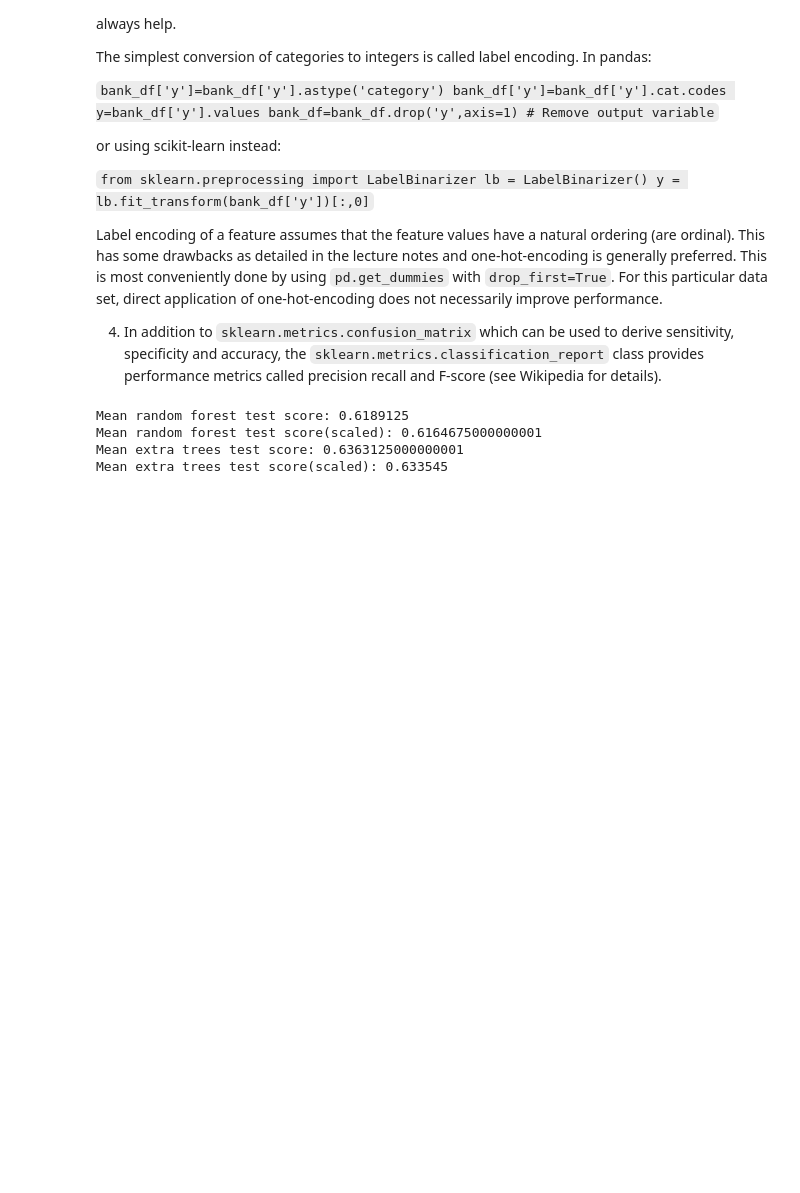
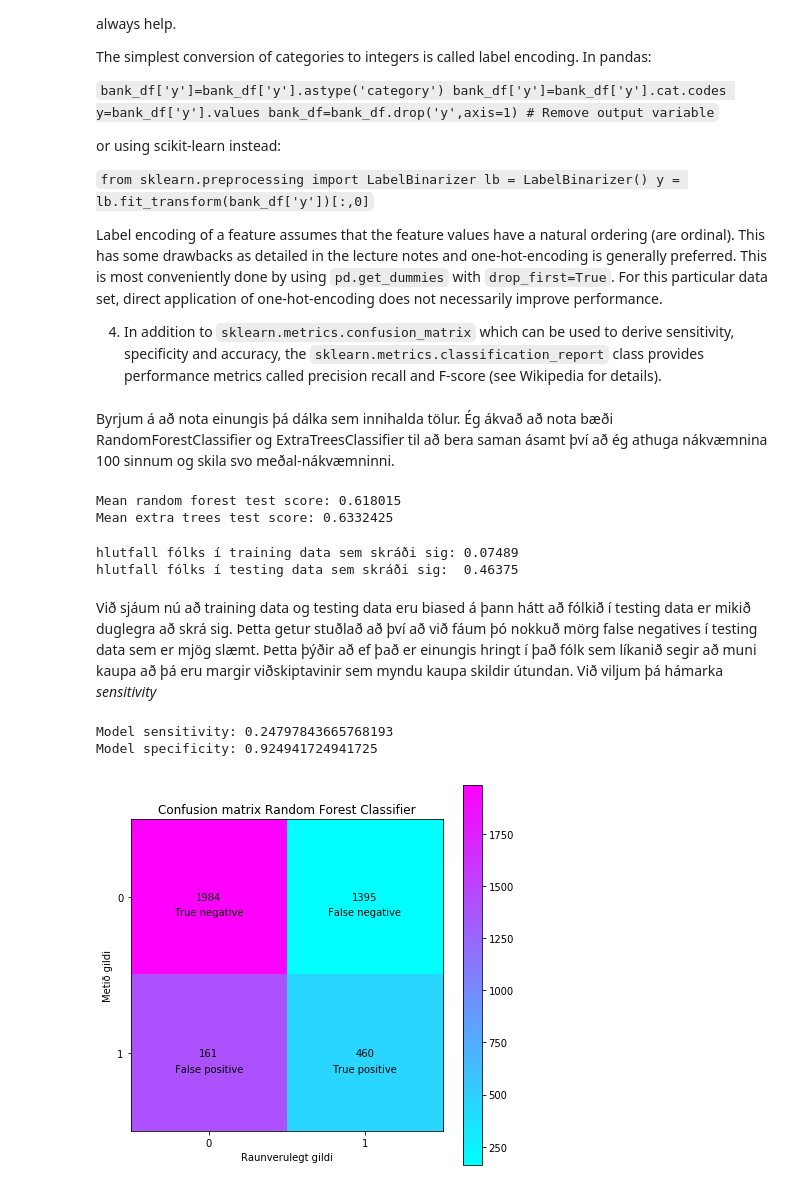
Before and after one commit to EmilGauti/Gervigreind-vor-2019, a Jupyter notebook: Homework 5/hw5_draft.ipynb, the cells around one changed output. Cells and saved outputs as stored; diff of their text form; code cells hidden in the pictures; blank space fills up the shorter version.

```diff
--- a/Homework 5/hw5_draft.ipynb
+++ b/Homework 5/hw5_draft.ipynb
@@ -314,6 +327,8 @@ y = lb.fit_transform(bank_df['y'])[:,0]`
 Label encoding of a feature assumes that the feature values have a natural ordering (are ordinal). This has some drawbacks as detailed in the lecture notes and one-hot-encoding is generally preferred. This is most conveniently done by using `pd.get_dummies` with `drop_first=True`. For this particular data set, direct application of one-hot-encoding does not necessarily improve performance.
 
 4) In addition to `sklearn.metrics.confusion_matrix` which can be used to derive sensitivity, specificity and accuracy, the `sklearn.metrics.classification_report` class provides performance metrics called precision recall and F-score (see Wikipedia for details).
+# %% [markdown]
+Byrjum á að nota einungis þá dálka sem innihalda tölur. Ég ákvað að nota bæði RandomForestClassifier og ExtraTreesClassifier til að bera saman ásamt því að ég athuga nákvæmnina 100 sinnum og skila svo meðal-nákvæmninni.
 # %%
 import pandas as pd
 from sklearn.ensemble import ExtraTreesClassifier
@@ -333,40 +348,68 @@ y_train = y[0:-4000]
 X_test = bank_df[-4000:]
 y_test = y[-4000:]
 
-scaler = StandardScaler().fit(X_train)
-X_train_sc = scaler.transform(X_train)
-X_test_sc = scaler.transform(X_test)
+
 maxiter=100
 clf_score=np.zeros(maxiter)
-clf_sc_score=np.zeros(maxiter)
 trees_score=np.zeros(maxiter)
 trees_sc_score=np.zeros(maxiter)
 for i in range(maxiter):
     clf = RandomForestClassifier()
-    clf_sc = RandomForestClassifier()
     trees = ExtraTreesClassifier()
-    trees_sc = ExtraTreesClassifier()
     #Fit the training data
     clf.fit(X_train,y_train)
-    clf_sc.fit(X_train_sc,y_train)
     trees.fit(X_train,y_train)
-    trees_sc.fit(X_train_sc,y_train)
     #check the scores
     clf_score[i] = clf.score(X_test,y_test)
-    clf_sc_score[i] = clf_sc.score(X_test_sc,y_test)
     trees_score[i] = trees.score(X_test,y_test)
-    trees_sc_score[i] = trees_sc.score(X_test_sc,y_test)
 
 
 print('Mean random forest test score:',np.mean(clf_score))
 
-print('Mean random forest test score(scaled):',np.mean(clf_sc_score))
-
 print('Mean extra trees test score:', np.mean(trees_score))
-
-print('Mean extra trees test score(scaled):',np.mean(trees_sc_score))
 # %% [output]
-Mean random forest test score: 0.6189125
-Mean random forest test score(scaled): 0.6164675000000001
-Mean extra trees test score: 0.6363125000000001
-Mean extra trees test score(scaled): 0.633545
+Mean random forest test score: 0.618015
+Mean extra trees test score: 0.6332425
+# %%
+print('hlutfall fólks í training data sem skráði sig:',
+      np.round(sum(y_train)/len(y_train),5))
+print('hlutfall fólks í testing data sem skráði sig: ',
+      np.round(sum(y_test)/len(y_test),5))
+# %% [output]
+hlutfall fólks í training data sem skráði sig: 0.07489
+hlutfall fólks í testing data sem skráði sig:  0.46375
+# %% [markdown]
+Við sjáum nú að training data og testing data eru biased á þann hátt að fólkið í testing data er mikið duglegra að skrá sig. Þetta getur stuðlað að því að við fáum þó nokkuð mörg false negatives í testing data sem er mjög slæmt. Þetta þýðir að ef það er einungis hringt í það fólk sem líkanið segir að muni kaupa að þá eru margir viðskiptavinir sem myndu kaupa skildir útundan.
+Við viljum þá hámarka *sensitivity*
+# %%
+#Confusion matrix á síðustu ítrun, gefur ágætis mynd.
+cm = metrics.confusion_matrix(y_test,clf.predict(X_test))
+plt.figure(figsize=(7,7))
+plt.imshow(cm, cmap='cool')
+plt.title('Confusion matrix Random Forest Classifier')
+plt.xlabel('Raunverulegt gildi')
+plt.ylabel('Metið gildi')
+plt.xticks([0,1])
+plt.yticks([0,1])
+plt.colorbar()
+n = cm.shape[0]
+p = cm.shape[1]
+blabb = ['True negative','False positive','False negative','True positive']
+ind=0
+for i in range(n):
+    for j in range(p):
+        plt.annotate(str(cm[i,j]),xy=(i,j),
+                     horizontalalignment='center', verticalalignment='center')
+        plt.annotate(blabb[ind],xy=(i,j+0.1), horizontalalignment='center'
+                     , verticalalignment='center')
+        ind=ind+1
+
+sens = cm[1,1]/(cm[1,1] + cm[1,0])
+spec = cm[0,0]/(cm[0,0] + cm[0,1])
+
+print('Model sensitivity:', sens)
+print('Model specificity:', spec)
+# %% [output]
+Model sensitivity: 0.24797843665768193
+Model specificity: 0.924941724941725
+[figure, added]
```
Also changed, not shown: parts of 12 cells of this notebook, 5 other files.
